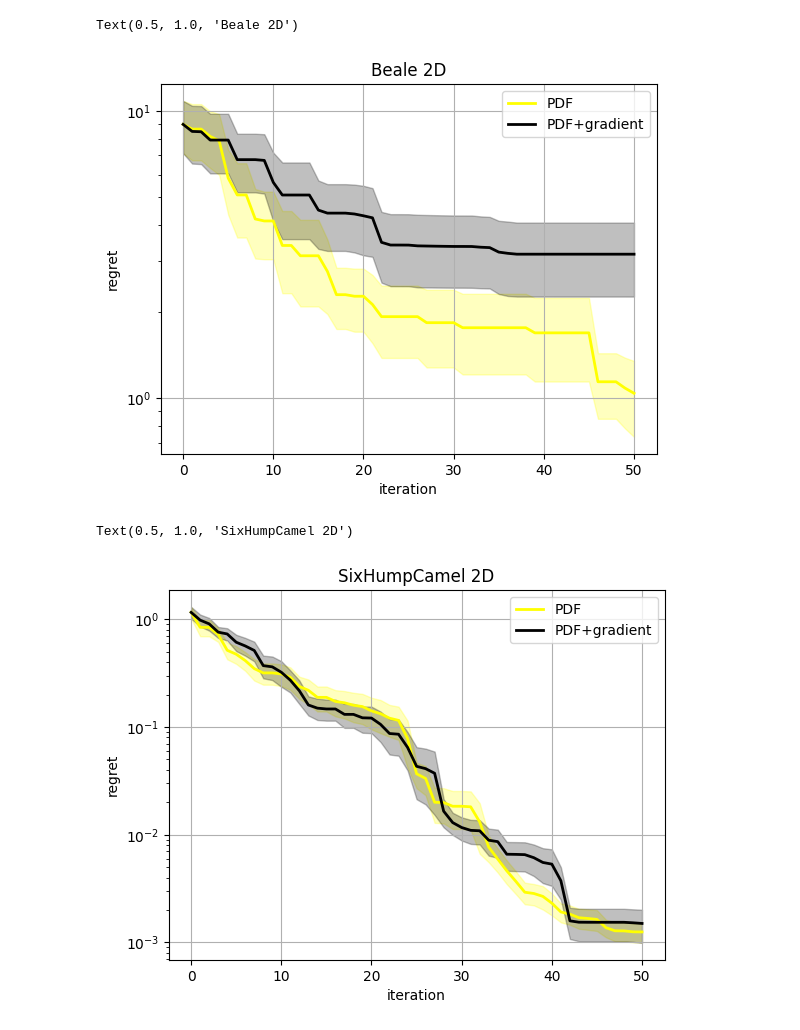
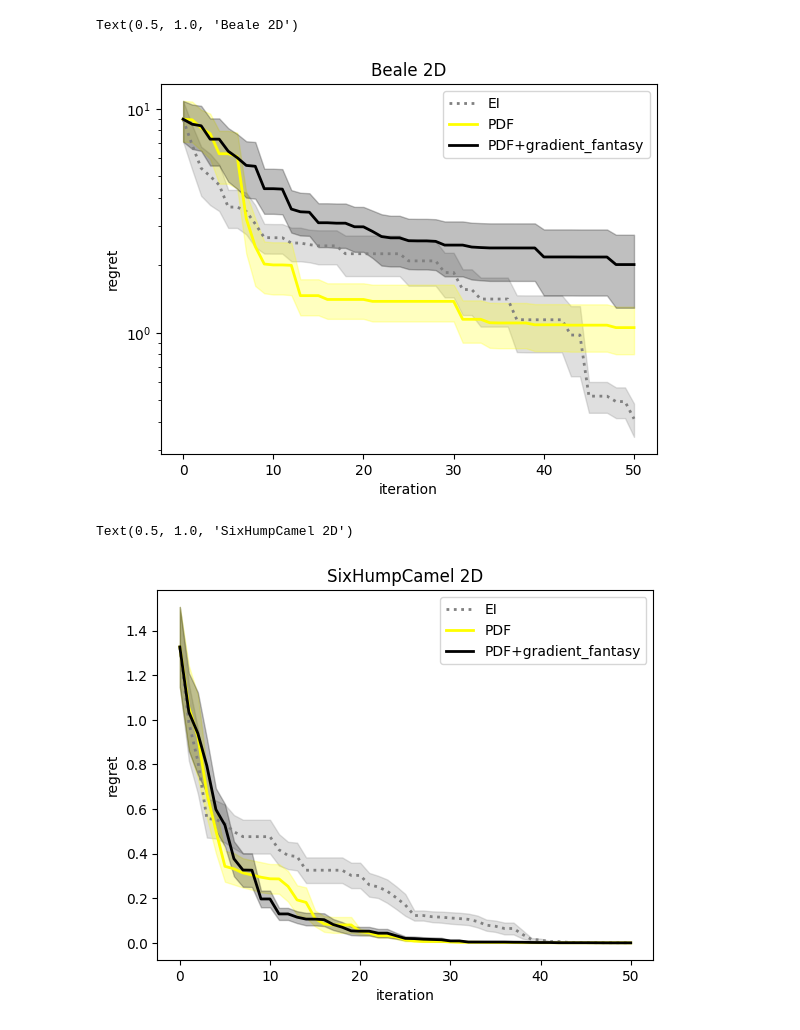
Before and after one commit to HanyangHenry-Wang/GPGradient_based_method, a Jupyter notebook: plot.ipynb, the cells around one changed output. Drawn from its saved outputs; the diff is of its cells as text; code cells hidden in the pictures.

```diff
--- a/plot.ipynb
+++ b/plot.ipynb
@@ -59,22 +147,24 @@ Text(0.5, 1.0, 'Branin 2D')
 # %%
-# EI = np.genfromtxt(os.path.join(os.getcwd(),'exp_res/Beale2D_ExpectedImprovement'), delimiter=',')
+EI = np.genfromtxt(os.path.join(os.getcwd(),'exp_res/Beale2D_ExpectedImprovement'), delimiter=',')
 # TEI = np.genfromtxt(os.path.join(os.getcwd(),'exp_res/Beale2D_TruncatedExpectedImprovement'), delimiter=',')
 # MES = np.genfromtxt(os.path.join(os.getcwd(),'exp_res/Beale2D_MES_KnownOptimum'), delimiter=',')
 PDF = np.genfromtxt(os.path.join(os.getcwd(),'exp_res/Beale2D_Fstar_pdf'), delimiter=',')
-PDF_gradient = np.genfromtxt(os.path.join(os.getcwd(),'exp_res/Beale2D_Fstar_pdf_GradientEnhanced'), delimiter=',')
+#PDF_gradient = np.genfromtxt(os.path.join(os.getcwd(),'exp_res/Branin2D_Fstar_pdf_GradientEnhanced'), delimiter=',')
+PDF_gradient_f = np.genfromtxt(os.path.join(os.getcwd(),'exp_res/Beale2D_Fstar_pdf_GradientEnhanced_fantasy'), delimiter=',')
 
 fstar = 0.
 
-# log_RegretMean_plot(EI,fstar=fstar,label='EI',color='grey',linestyle='dotted',error_bound=True)
+log_RegretMean_plot(EI,fstar=fstar,label='EI',color='grey',linestyle='dotted',error_bound=True)
 # log_RegretMean_plot(TEI,fstar=fstar,label='TEI',color='blue',linestyle='dashed',error_bound=True)
 # log_RegretMean_plot(MES,fstar=fstar,label='MES',color='darkviolet',linestyle='-',error_bound=True)
 log_RegretMean_plot(PDF,fstar=fstar,label='PDF',color='yellow',linestyle='-',error_bound=True)
-log_RegretMean_plot(PDF_gradient,fstar=fstar,label='PDF+gradient',color='black',linestyle='-',error_bound=True)
+#log_RegretMean_plot(PDF_gradient,fstar=fstar,label='PDF+gradient',color='black',linestyle='-',error_bound=True)
+log_RegretMean_plot(PDF_gradient_f,fstar=fstar,label='PDF+gradient_fantasy',color='black',linestyle='-',error_bound=True)
 
 plt.xlabel('iteration')
 plt.ylabel('regret')
 
-#plt.grid()
+plt.grid()
 
 plt.yscale("log")
 plt.grid()
@@ -82,32 +172,34 @@ plt.legend()
 plt.title('Beale 2D')
 # %% [output]
 Text(0.5, 1.0, 'Beale 2D')
-[figure, old version]
+[figure, new version]
 # %%
 EI = np.genfromtxt(os.path.join(os.getcwd(),'exp_res/SixHumpCamel2D_ExpectedImprovement'), delimiter=',')
-TEI = np.genfromtxt(os.path.join(os.getcwd(),'exp_res/SixHumpCamel2D_TruncatedExpectedImprovement'), delimiter=',')
-MES = np.genfromtxt(os.path.join(os.getcwd(),'exp_res/SixHumpCamel2D_MES_KnownOptimum'), delimiter=',')
+# TEI = np.genfromtxt(os.path.join(os.getcwd(),'exp_res/Beale2D_TruncatedExpectedImprovement'), delimiter=',')
+# MES = np.genfromtxt(os.path.join(os.getcwd(),'exp_res/Beale2D_MES_KnownOptimum'), delimiter=',')
 PDF = np.genfromtxt(os.path.join(os.getcwd(),'exp_res/SixHumpCamel2D_Fstar_pdf'), delimiter=',')
-PDF_gradient = np.genfromtxt(os.path.join(os.getcwd(),'exp_res/SixHumpCamel2D_Fstar_pdf_GradientEnhanced'), delimiter=',')
+#PDF_gradient = np.genfromtxt(os.path.join(os.getcwd(),'exp_res/Branin2D_Fstar_pdf_GradientEnhanced'), delimiter=',')
+PDF_gradient_f = np.genfromtxt(os.path.join(os.getcwd(),'exp_res/SixHumpCamel2D_Fstar_pdf_GradientEnhanced_fantasy'), delimiter=',')
 
 fstar = 1.0317
 
-# log_RegretMean_plot(EI,fstar=fstar,label='EI',color='grey',linestyle='dotted',error_bound=True)
+log_RegretMean_plot(EI,fstar=fstar,label='EI',color='grey',linestyle='dotted',error_bound=True)
 # log_RegretMean_plot(TEI,fstar=fstar,label='TEI',color='blue',linestyle='dashed',error_bound=True)
 # log_RegretMean_plot(MES,fstar=fstar,label='MES',color='darkviolet',linestyle='-',error_bound=True)
 log_RegretMean_plot(PDF,fstar=fstar,label='PDF',color='yellow',linestyle='-',error_bound=True)
-log_RegretMean_plot(PDF_gradient,fstar=fstar,label='PDF+gradient',color='black',linestyle='-',error_bound=True)
+#log_RegretMean_plot(PDF_gradient,fstar=fstar,label='PDF+gradient',color='black',linestyle='-',error_bound=True)
+log_RegretMean_plot(PDF_gradient_f,fstar=fstar,label='PDF+gradient_fantasy',color='black',linestyle='-',error_bound=True)
 
 plt.xlabel('iteration')
 plt.ylabel('regret')
 
-#plt.grid()
+plt.grid()
 
-plt.yscale("log")
+#plt.yscale("log")
 plt.grid()
 plt.legend()
 plt.title('SixHumpCamel 2D')
 # %% [output]
 Text(0.5, 1.0, 'SixHumpCamel 2D')
-[figure, old version]
+[figure, new version]
 # %%
```
Also changed, not shown: parts of 8 cells of this notebook, 25 other files.
